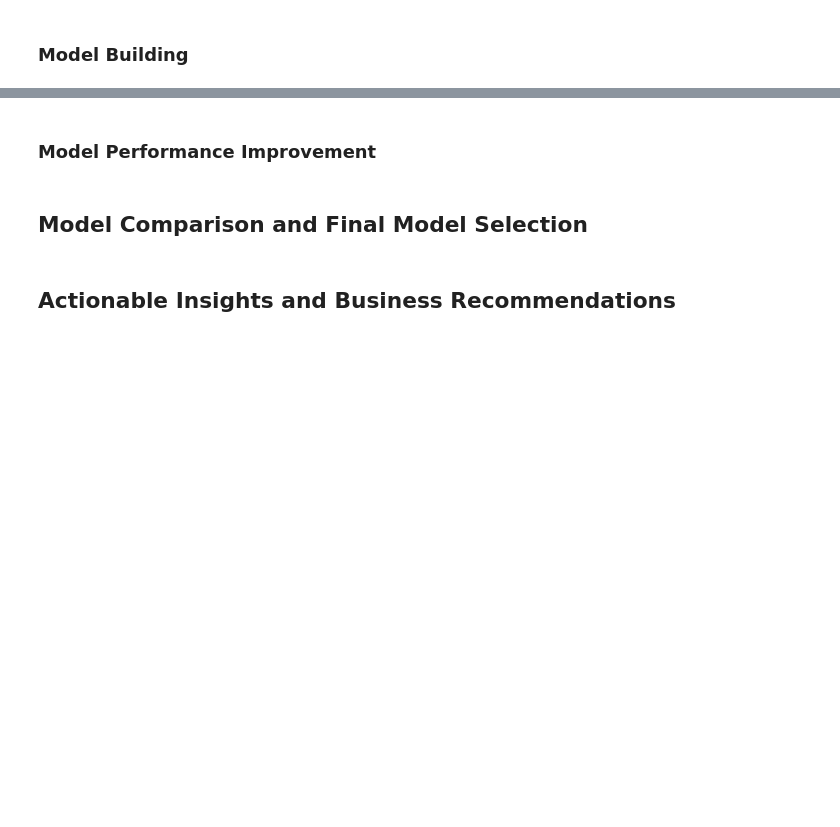
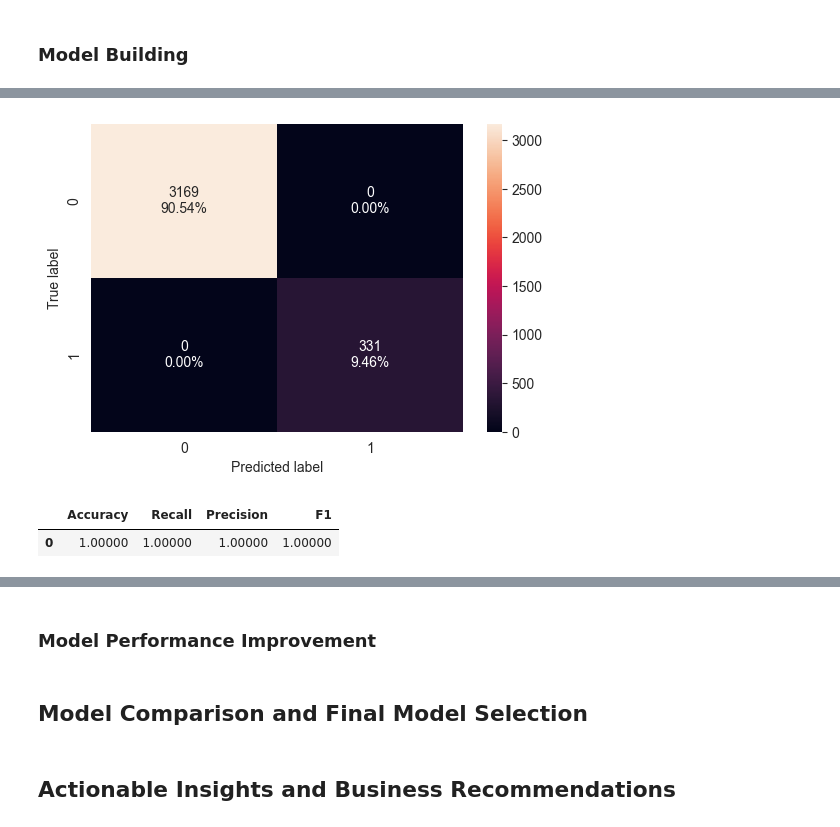
Before and after one commit to OgaBoss/AI-ML_PG_COURSE_PROJECT_2, a Jupyter notebook: AIML_ML_Project_full_code_notebook.ipynb, the cells around one changed output, grey strips where cells are left out. Saved outputs shown, nothing was run; the diff lists cells and outputs as text; code cells hidden in the pictures; blank space fills up the shorter version.

```diff
--- a/AIML_ML_Project_full_code_notebook.ipynb
+++ b/AIML_ML_Project_full_code_notebook.ipynb
@@ -700,0 +715,8 @@ All            4520  480  5000
+# %%
+X = data.drop(['Personal_Loan'], axis=1)
+Y = data['Personal_Loan']
+
+# Create Dummy Data
+X = pd.get_dummies(X, drop_first=True)
+
+X_train, X_test, y_train, y_test = train_test_split(X, Y, test_size=0.3, random_state=1)
@@ -702,0 +747,3 @@ All            4520  480  5000
+# %%
+model_0 = DecisionTreeClassifier(random_state=1)
+model_0.fit(X_train, y_train)
@@ -702,0 +795,34 @@ All            4520  480  5000
+# %%
+def confusion_matrix_sklearn(model, predictors, target):
+    """
+    To plot the confusion_matrix with percentages
+
+    model: classifier
+    predictors: independent variables
+    target: dependent variable
+    """
+    y_pred = model.predict(predictors)
+    cm = confusion_matrix(target, y_pred)
+    labels = np.asarray(
+        [
+            ["{0:0.0f}".format(item) + "\n{0:.2%}".format(item / cm.flatten().sum())]
+            for item in cm.flatten()
+        ]
+    ).reshape(2, 2)
+
+    plt.figure(figsize=(6, 4))
+    sns.heatmap(cm, annot=labels, fmt="")
+    plt.ylabel("True label")
+    plt.xlabel("Predicted label")
+# %%
+confusion_matrix_sklearn(model_0, X_train, y_train)
+# %% [output]
+[figure, added]
+# %%
+level_0_decision_tree_perf_train = model_performance_classification_sklearn(
+    model_0, X_train, y_train
+)
+level_0_decision_tree_perf_train
+# %% [output]
+|  | Accuracy | Recall | Precision | F1 |
+| 0 | 1.00000 | 1.00000 | 1.00000 | 1.00000 |
```
Also changed, not shown: parts of 22 cells of this notebook.
